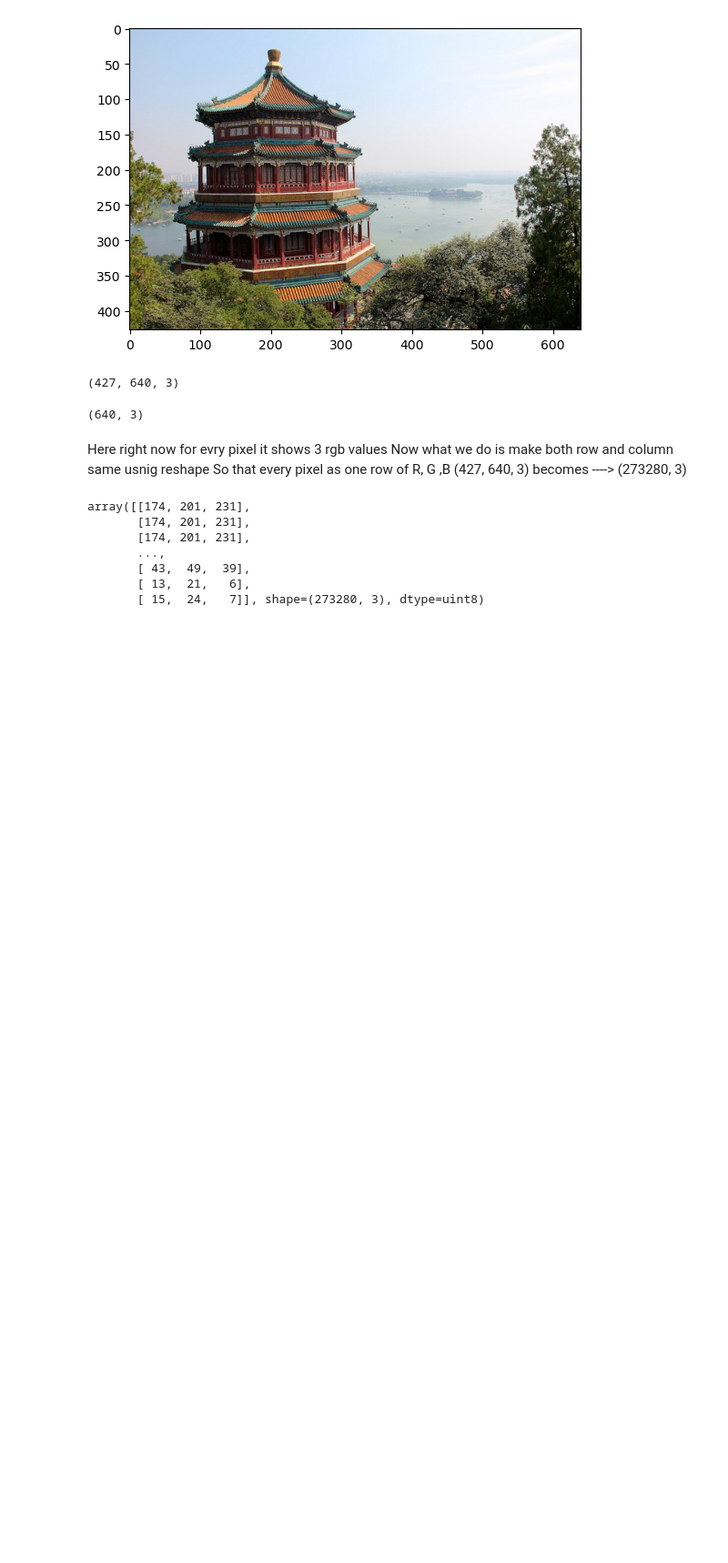
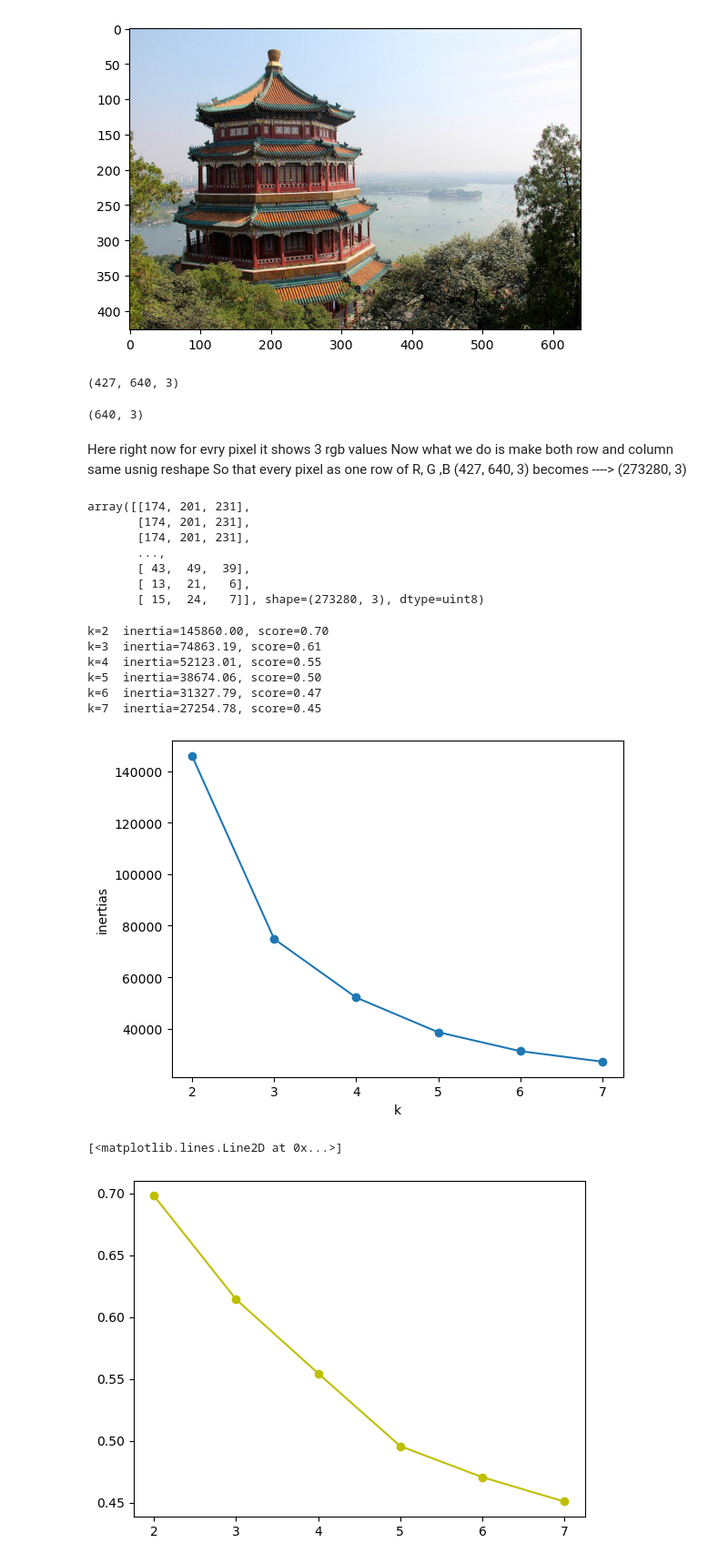
Before and after one commit to kavyadahal/Saarathi, a Jupyter notebook: Day20/imagequantixation.ipynb, the cells around one changed output. Shown at 91% size. Saved outputs shown, nothing was run; the diff lists cells and outputs as text; code cells hidden in the pictures; blank space fills up the shorter version.

Commit message:
learned and applied image quantization usinf k means

```diff
--- a/Day20/imagequantixation.ipynb
+++ b/Day20/imagequantixation.ipynb
@@ -48,0 +56,34 @@ array([[174, 201, 231],
+# %%
+X_scaled = StandardScaler().fit_transform(img)
+ks = []
+inertias = []
+scores = []
+for k in range(2,8):
+    km = KMeans(k , n_init= 10 , random_state=42)
+    km.fit(X_scaled)
+    inertia = km.inertia_
+    ks.append(k)
+    inertias.append(inertia)
+    label = km.labels_
+    score = silhouette_score(X_scaled , label , sample_size = 5000 , random_state = 42)
+    scores.append(score)
+    print(f"k={k}  inertia={km.inertia_:.2f}, score={score:.2f}" ,   flush=True)
+# %% [output]
+k=2  inertia=145860.00, score=0.70
+k=3  inertia=74863.19, score=0.61
+k=4  inertia=52123.01, score=0.55
+k=5  inertia=38674.06, score=0.50
+k=6  inertia=31327.79, score=0.47
+k=7  inertia=27254.78, score=0.45
+# %%
+from matplotlib import pyplot as plt
+
+plt.plot(ks , inertias , marker = 'o')
+plt.xlabel('k')
+plt.ylabel('inertias')
+plt.show()
+plt.plot(ks , scores , marker = 'o' , color = 'y')
+# %% [output]
+[figure, added]
+[<matplotlib.lines.Line2D at 0x...>]
+[figure, added]
```
Also changed, not shown: parts of 8 cells of this notebook, 43 other files.
